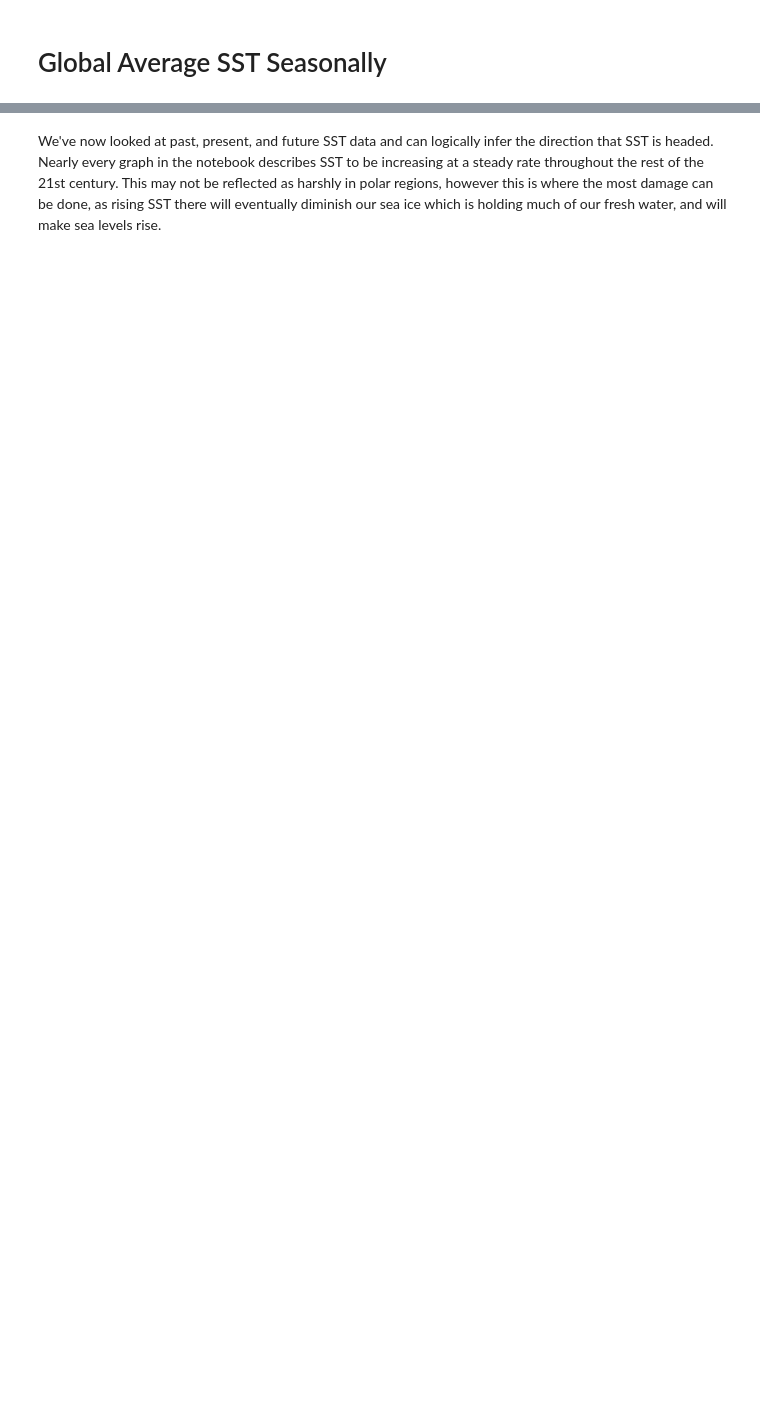
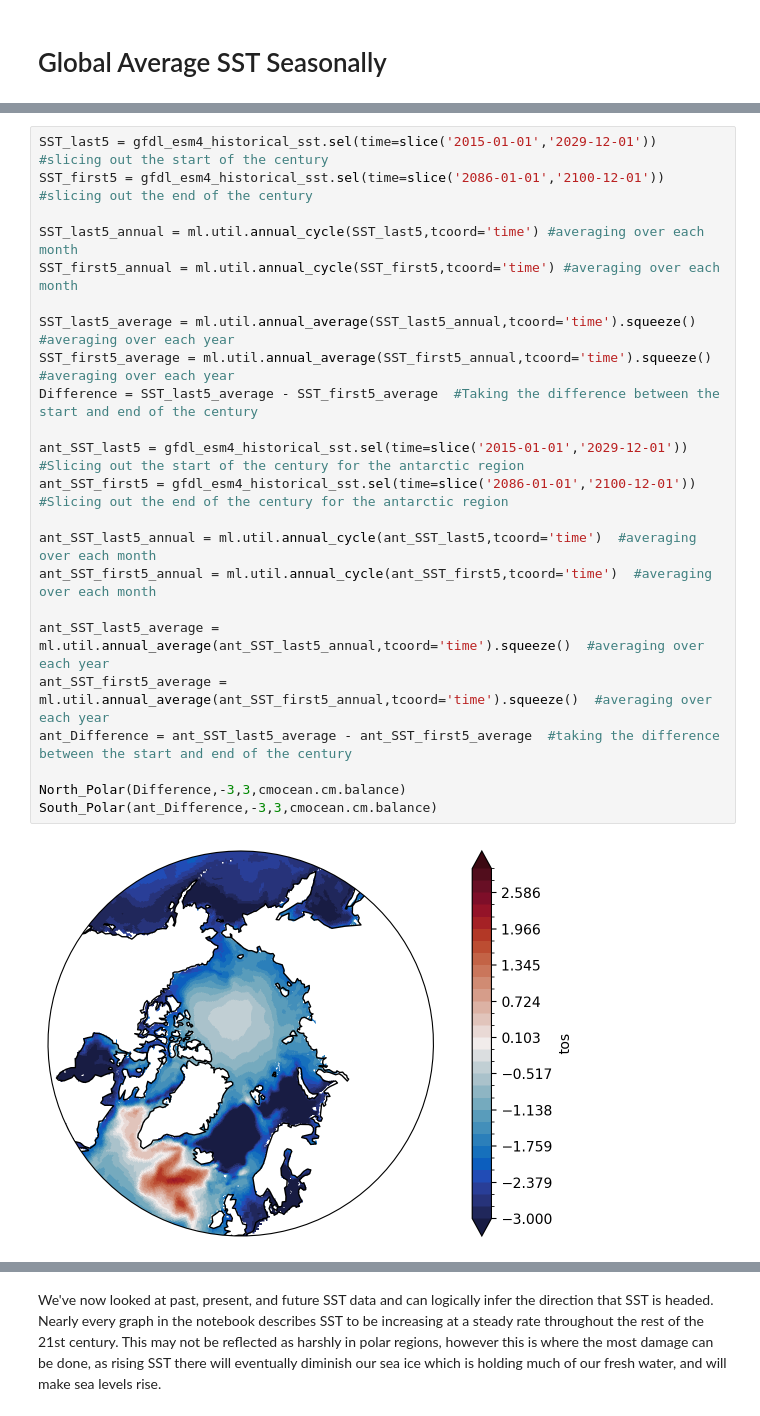
Before and after one commit to EES-3506-5506/Krzystek_Unit5, a Jupyter notebook: notebooks/SST_ClimateModel_Analysis_Notebook.ipynb, the cells around one changed output, grey strips where cells are left out. Drawn from its saved outputs; the diff is of its cells as text; blank space fills up the shorter version.

```diff
--- a/notebooks/SST_ClimateModel_Analysis_Notebook.ipynb
+++ b/notebooks/SST_ClimateModel_Analysis_Notebook.ipynb
@@ -348,0 +364,25 @@ Text(0.5, 0, 'Longitude')
+# %%
+SST_last5 = gfdl_esm4_historical_sst.sel(time=slice('2015-01-01','2029-12-01')) #slicing out the start of the century
+SST_first5 = gfdl_esm4_historical_sst.sel(time=slice('2086-01-01','2100-12-01')) #slicing out the end of the century
+
+SST_last5_annual = ml.util.annual_cycle(SST_last5,tcoord='time') #averaging over each month
+SST_first5_annual = ml.util.annual_cycle(SST_first5,tcoord='time') #averaging over each month
+
+SST_last5_average = ml.util.annual_average(SST_last5_annual,tcoord='time').squeeze()  #averaging over each year
+SST_first5_average = ml.util.annual_average(SST_first5_annual,tcoord='time').squeeze()  #averaging over each year
+Difference = SST_last5_average - SST_first5_average  #Taking the difference between the start and end of the century
+
+ant_SST_last5 = gfdl_esm4_historical_sst.sel(time=slice('2015-01-01','2029-12-01'))  #Slicing out the start of the century for the antarctic region
+ant_SST_first5 = gfdl_esm4_historical_sst.sel(time=slice('2086-01-01','2100-12-01'))  #Slicing out the end of the century for the antarctic region
+
+ant_SST_last5_annual = ml.util.annual_cycle(ant_SST_last5,tcoord='time')  #averaging over each month
+ant_SST_first5_annual = ml.util.annual_cycle(ant_SST_first5,tcoord='time')  #averaging over each month
+
+ant_SST_last5_average = ml.util.annual_average(ant_SST_last5_annual,tcoord='time').squeeze()  #averaging over each year
+ant_SST_first5_average = ml.util.annual_average(ant_SST_first5_annual,tcoord='time').squeeze()  #averaging over each year
+ant_Difference = ant_SST_last5_average - ant_SST_first5_average  #taking the difference between the start and end of the century
+
+North_Polar(Difference,-3,3,cmocean.cm.balance)
+South_Polar(ant_Difference,-3,3,cmocean.cm.balance)
+# %% [output]
+[figure, added]
```
Also changed, not shown: parts of 11 cells of this notebook.
